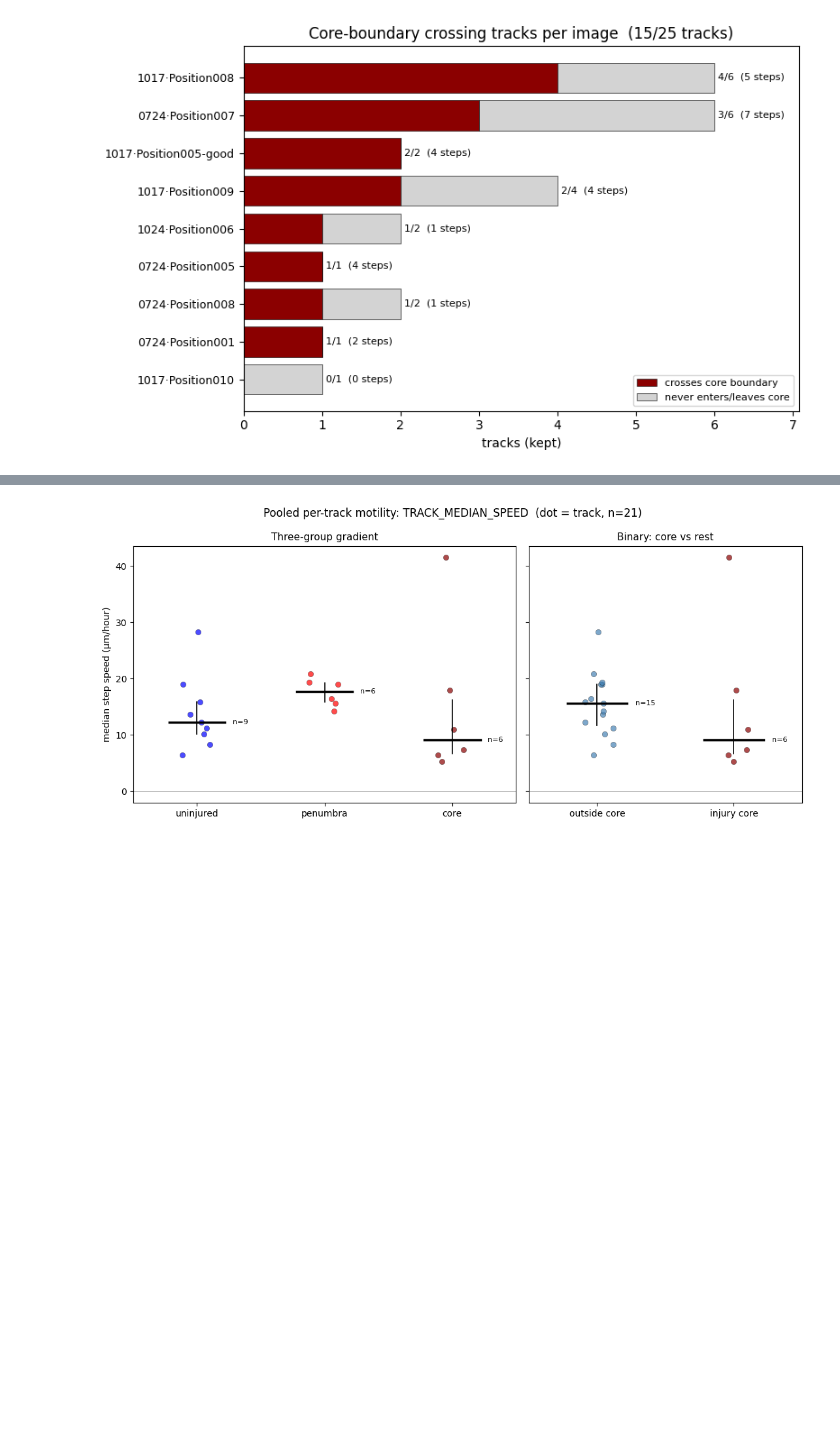
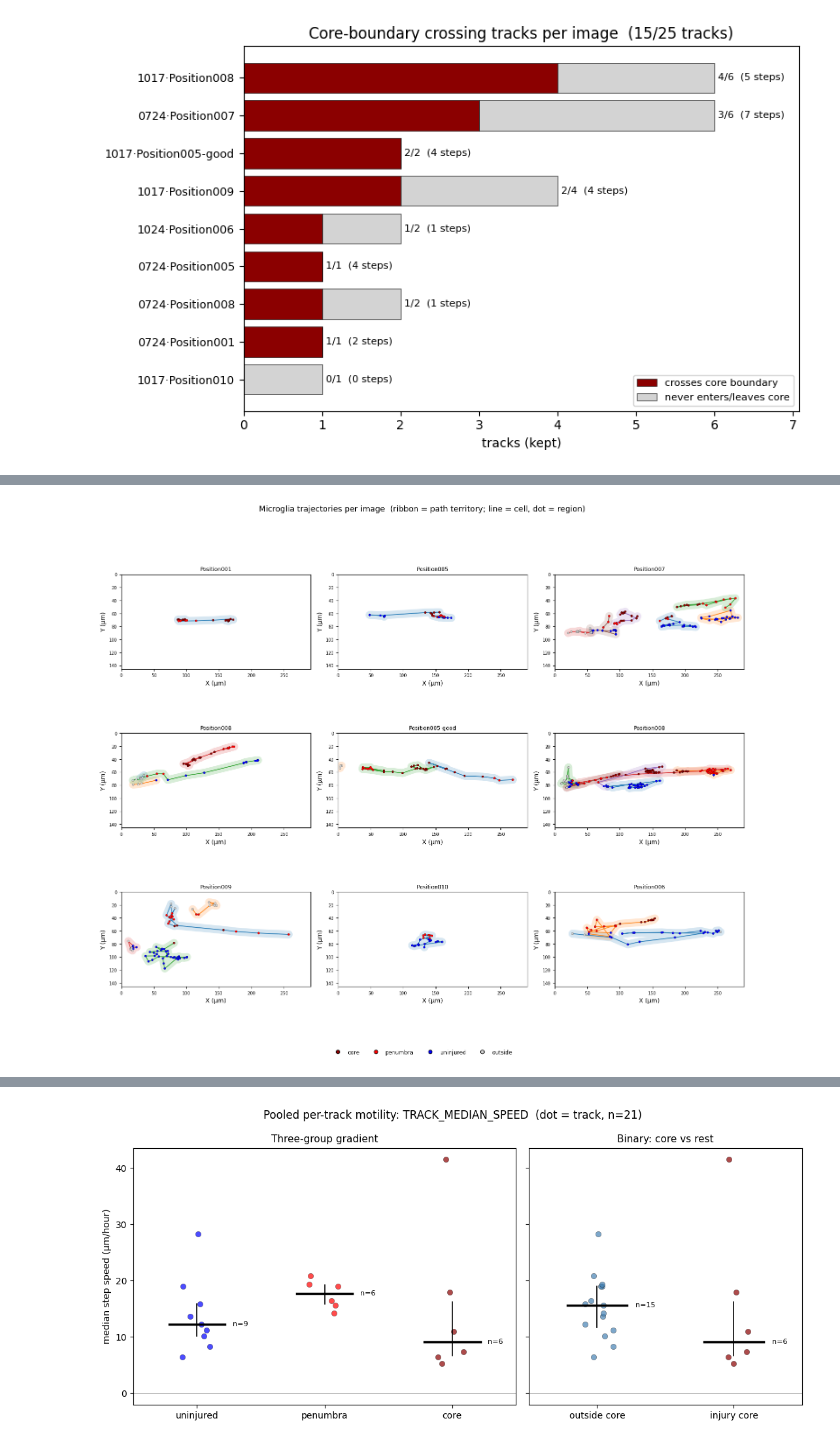
Before and after one commit to grantrichter04/microglia-motility-pipeline, a Jupyter notebook: python/08_analysis/08_Microglia_analysis_TUTORIAL.ipynb, the cells around one changed output, grey strips where cells are left out. Drawn from its saved outputs; the diff is of its cells as text; code cells hidden in the pictures; blank space fills up the shorter version.

```diff
--- a/python/08_analysis/08_Microglia_analysis_TUTORIAL.ipynb
+++ b/python/08_analysis/08_Microglia_analysis_TUTORIAL.ipynb
@@ -845 +898,60 @@ fig.tight_layout(); plt.show()
+# %%
+from matplotlib.lines import Line2D
+
+# ---- knobs ---------------------------------------------------------------
+NCOLS_TRAJ     = 3
+MIN_SPOTS_TRAJ = 3        # skip 1-2 point fragments (no real path)
+PATH_LW        = 1.3      # the crisp trajectory line
+RIBBON_LW      = 13        # the soft "territory" ribbon underneath (points)
+RIBBON_ALPHA   = 0.18     # how faint the ribbon is
+DOT_SIZE       = 12
+FINE_COLORS = {"core": "darkred", "penumbra": "red", "uninjured": "blue", "outside": "lightgrey"}
+
+# Full image canvas in microns (FIJI: 1024x512 px -> 290.91 x 145.45 um)
+CANVAS_X_UM = 290.91
+CANVAS_Y_UM = 145.45
+
+TRACK_CMAP = plt.get_cmap("tab10")    # 10 distinct hues, no dark/light pairs
+
+traj = spots[spots["TRACK_ID"].notna()].copy().sort_values(KEYS + ["FRAME"])
+imgs = sorted(traj["SOURCE_IMAGE"].unique())
+nrows = int(np.ceil(len(imgs) / NCOLS_TRAJ))
+fig, axes = plt.subplots(nrows, NCOLS_TRAJ, figsize=(5 * NCOLS_TRAJ, 4.3 * nrows))
+axes = np.atleast_1d(axes).ravel()
+
+for ax, img in zip(axes, imgs):
+    sub  = traj[traj["SOURCE_IMAGE"] == img]
+    tids = [tid for tid, d in sub.groupby("TRACK_ID") if len(d) >= MIN_SPOTS_TRAJ]
+    assert len(tids) <= TRACK_CMAP.N, f"{img}: {len(tids)} tracks > {TRACK_CMAP.N} colours — hues will repeat"
+    for k, tid in enumerate(tids):
+        d = sub[sub["TRACK_ID"] == tid]
+        x = d["POSITION_X"].to_numpy(); y = d["POSITION_Y"].to_numpy()
+        tcolor = TRACK_CMAP(k % TRACK_CMAP.N)               # this cell's identity colour
+
+        # soft fat ribbon = territory echo; round caps/joins so it's a smooth sausage
+        ax.plot(x, y, "-", color=tcolor, lw=RIBBON_LW, alpha=RIBBON_ALPHA,
+                solid_capstyle="round", solid_joinstyle="round", zorder=0)
+        # crisp thin path on top, same colour = cell identity
+        ax.plot(x, y, "-", color=tcolor, lw=PATH_LW, alpha=0.9, zorder=1)
+        # per-frame dots = region
+        ax.scatter(x, y, c=d["region_fine"].map(FINE_COLORS).to_numpy(),
+                   s=DOT_SIZE, zorder=2, edgecolor="k", linewidth=0.2)
+
+    ax.set_title(img.split("_")[2], fontsize=9)
+    ax.set_aspect("equal")
+    ax.set_xlim(0, CANVAS_X_UM)
+    ax.set_ylim(CANVAS_Y_UM, 0)        # inverted: injury (small Y) at top [1]
+    ax.set_xlabel("X (\u00b5m)"); ax.set_ylabel("Y (\u00b5m)"); ax.tick_params(labelsize=7)
+
+for ax in axes[len(imgs):]:
+    ax.axis("off")
+
+handles = [Line2D([], [], marker="o", ls="", color=FINE_COLORS[r], mec="k", label=r)
+           for r in ["core", "penumbra", "uninjured", "outside"]]
+fig.legend(handles=handles, loc="lower center", ncol=4, frameon=False, fontsize=9)
+fig.suptitle("Microglia trajectories per image  (ribbon = path territory; line = cell, dot = region)",
+             fontsize=13)
+fig.tight_layout(rect=[0, 0.04, 1, 0.97]); plt.show()
+# %% [output]
+[figure, new version]
 # %% [markdown]
```
Also changed, not shown: parts of 10 cells of this notebook.
